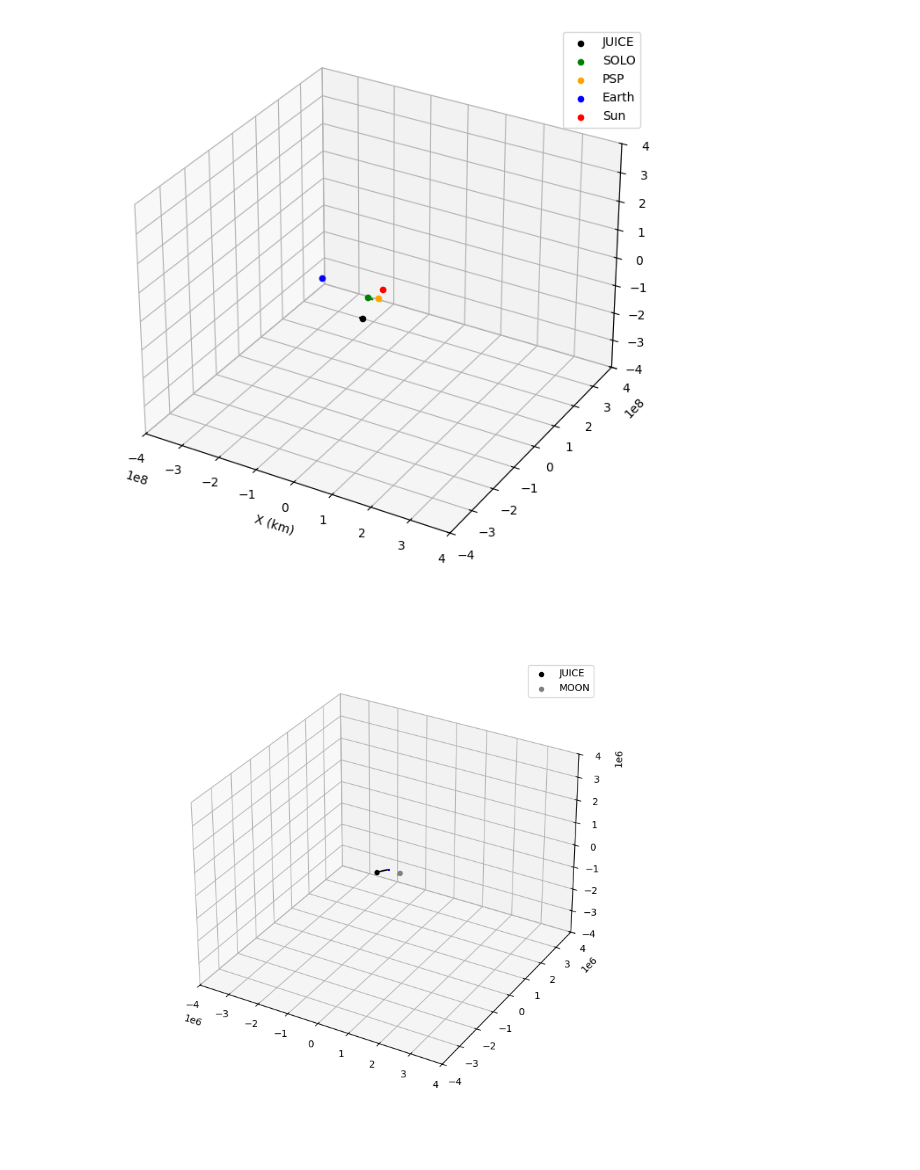
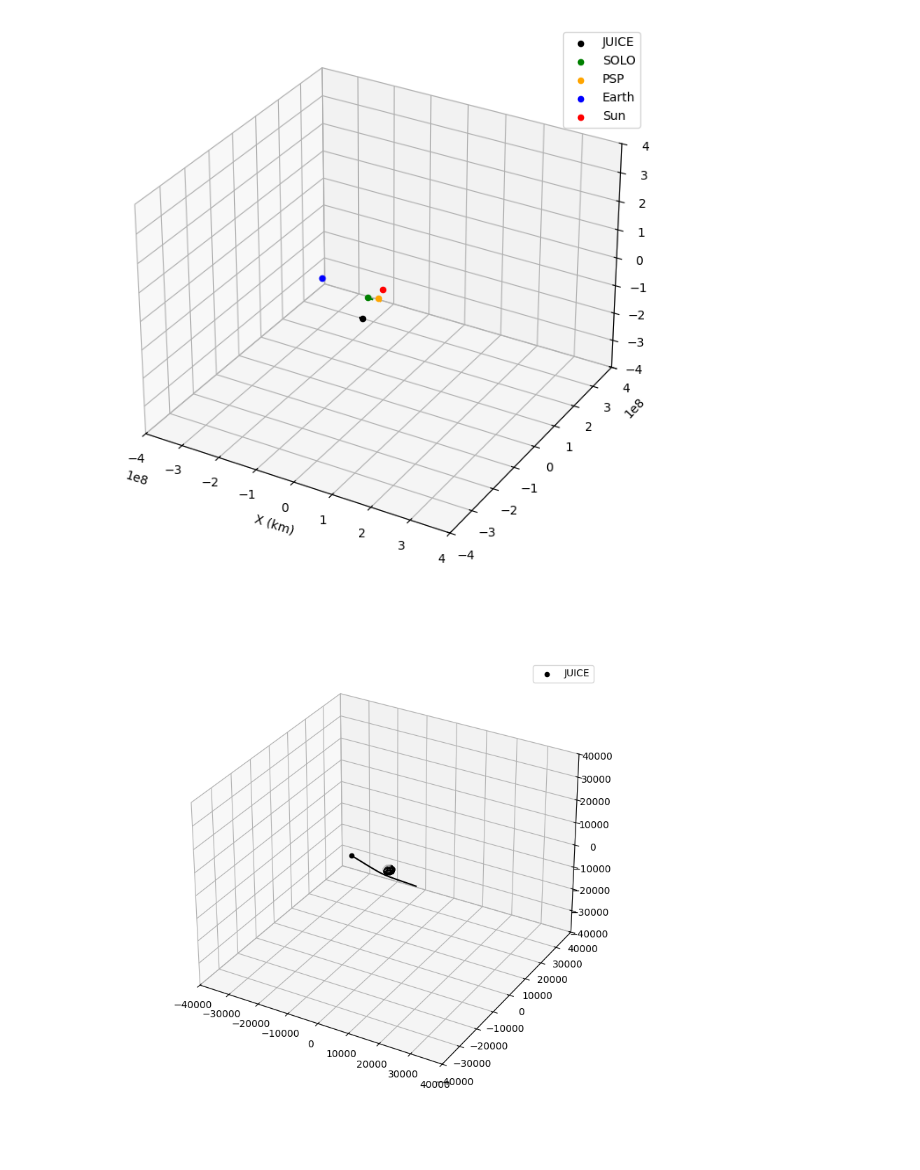
Before and after one commit to Pitcholine21/RPWI_Code, a Jupyter notebook: CME_conjunction.ipynb, the cells around one changed output. Drawn from its saved outputs; the diff is of its cells as text; code cells hidden in the pictures.

```diff
--- a/CME_conjunction.ipynb
+++ b/CME_conjunction.ipynb
@@ -205,40 +205,40 @@ def plot_orbits(kernels, frame, start_date, end_date, center_body, bodies, color
     ax.set_zlim(-scale, scale)
     ax.legend()
 
     plt.show()
 
     for kernel in kernels:
         spice.unload(kernel)
 
 center_bodies = {
     "SUN": {"radius": 695700, "color": "yellow", "scale": 4e8},
-    "EARTH": {"radius": 6371, "color": "blue", "scale": 4e6},
+    "EARTH": {"radius": 6371, "color": "blue", "scale": 4e5},
     "SATURN": {"radius": 58232, "color": "yellow", "scale": 4e6},
     "MERCURY": {"radius": 2439.7, "color": "gray", "scale": 4e4},
     "GANYMEDE": {"radius": 2634.1, "color": "lightgray", "scale": 4e4},
     "JUPITER": {"radius": 69911, "color": "orange", "scale": 4e7},
+    "MOON": {"radius": 1737.4, "color": "lightgray", "scale": 4e4},
 }
 
 kernels = [
-    "../SPICE/JUICE/kernels/mk/juice_plan.tm"]
+    "../SPICE/JUICE/kernels/mk/juice_plan.tm"
+]
 
 frame = "ECLIPJ2000"
 
-start_date = "2024-08-21T00:00:00"
-end_date = "2024-08-22T00:00:00"
+start_date = "2024-08-19T20:25:00"
+end_date = "2024-08-19T22:15:00"
 
-center_body = "EARTH"
+center_body = "MOON"
 
 bodies = [
-    "JUICE",
-    "MOON"
+    "JUICE"
 ]
 
 colors = [
     "black",
-    "gray"
 ]
 
-plot_orbits(kernels, frame, start_date, end_date, center_body, bodies, colors, sun_direction=False)
+plot_orbits(kernels, frame, start_date, end_date, center_body, bodies, colors, sun_direction=True)
 # %% [output]
-[figure, old version]
+[figure, new version]
```
Also changed, not shown: 3 other files.
